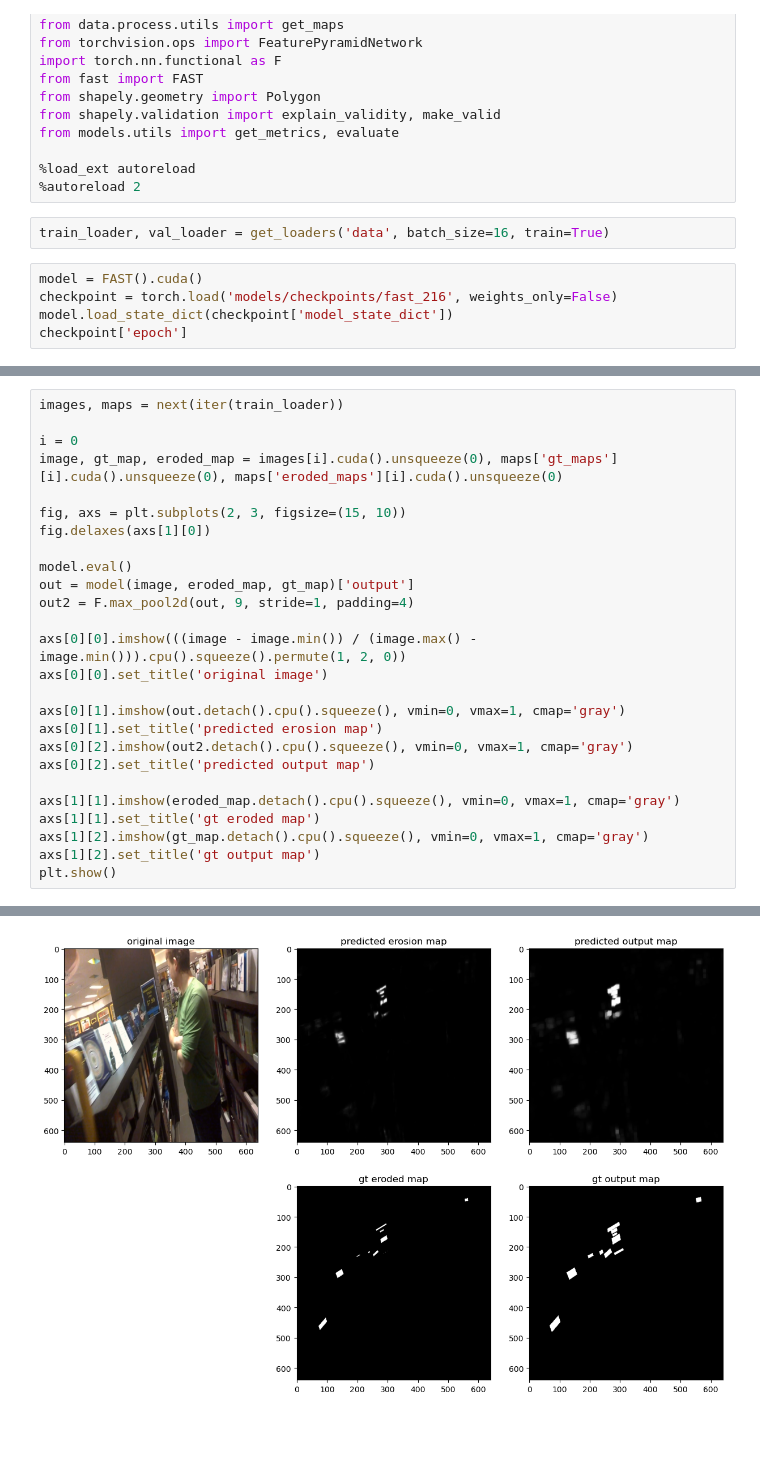
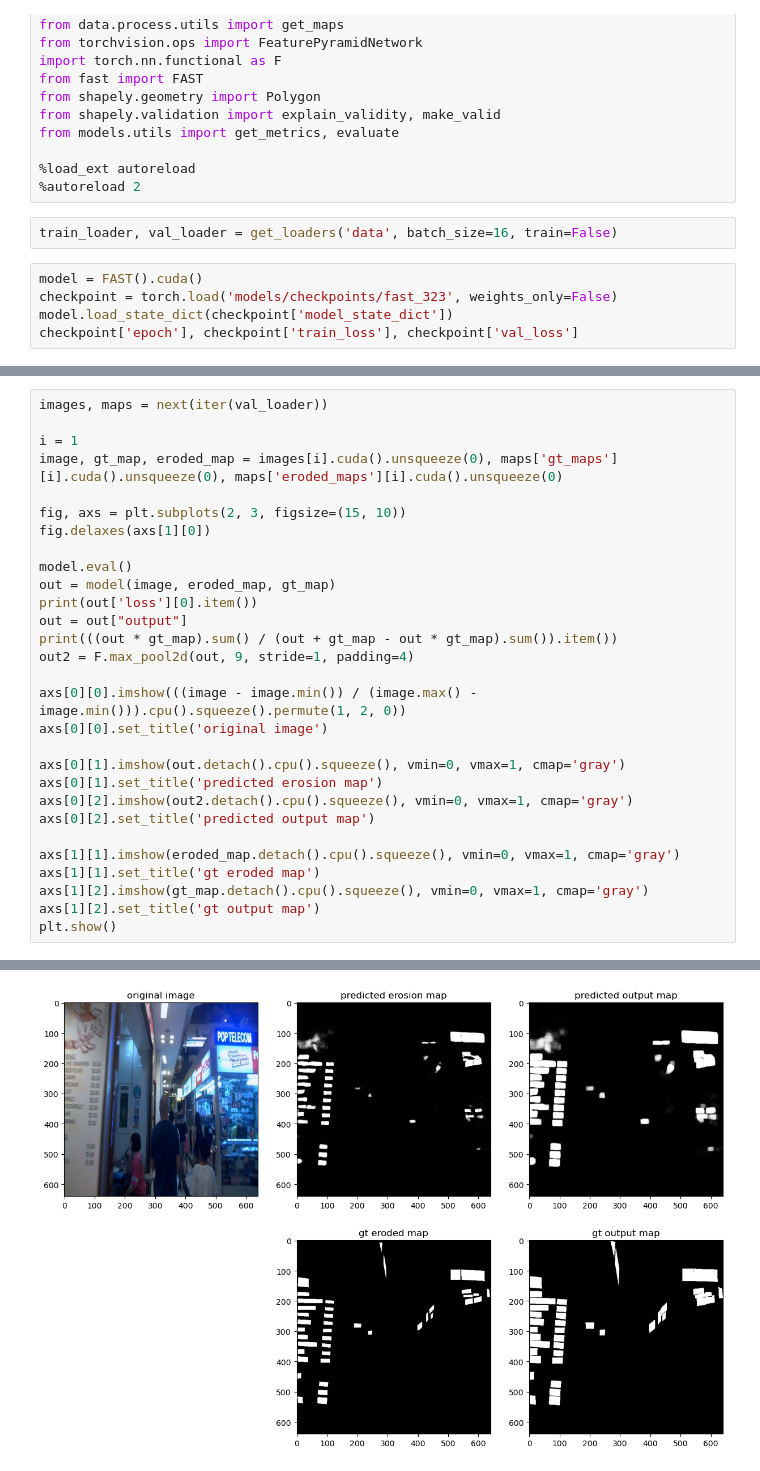
Before and after one commit to zachhendon/image-translator, a Jupyter notebook: text-detection/fast_viz.ipynb, the cells around one changed output, grey strips where cells are left out. Cells and saved outputs as stored; diff of their text form; blank space fills up the shorter version.

```diff
--- a/text-detection/fast_viz.ipynb
+++ b/text-detection/fast_viz.ipynb
@@ -25,10 +25,10 @@ from models.utils import get_metrics, evaluate
 %load_ext autoreload
 %autoreload 2
 # %%
-train_loader, val_loader = get_loaders('data', batch_size=16, train=True)
+train_loader, val_loader = get_loaders('data', batch_size=16, train=False)
 # %%
 model = FAST().cuda()
-checkpoint = torch.load('models/checkpoints/fast_216', weights_only=False)
+checkpoint = torch.load('models/checkpoints/fast_323', weights_only=False)
 model.load_state_dict(checkpoint['model_state_dict'])
-checkpoint['epoch']
+checkpoint['epoch'], checkpoint['train_loss'], checkpoint['val_loss']
 # %% [output]
@@ -36,14 +36,17 @@ checkpoint['epoch']
 # %%
-images, maps = next(iter(train_loader))
+images, maps = next(iter(val_loader))
 
-i = 0
+i = 1
 image, gt_map, eroded_map = images[i].cuda().unsqueeze(0), maps['gt_maps'][i].cuda().unsqueeze(0), maps['eroded_maps'][i].cuda().unsqueeze(0)
 
 fig, axs = plt.subplots(2, 3, figsize=(15, 10))
 fig.delaxes(axs[1][0])
 
 model.eval()
-out = model(image, eroded_map, gt_map)['output']
+out = model(image, eroded_map, gt_map)
+print(out['loss'][0].item())
+out = out["output"]
+print(((out * gt_map).sum() / (out + gt_map - out * gt_map).sum()).item())
 out2 = F.max_pool2d(out, 9, stride=1, padding=4)
 
 axs[0][0].imshow(((image - image.min()) / (image.max() - image.min())).cpu().squeeze().permute(1, 2, 0))
@@ -63,4 +68,4 @@ plt.show()
-[figure, old version]
+[figure, new version]
 # %%
 evaluate(model, val_loader)
 # %% [output]
```
Also changed, not shown: parts of 4 cells of this notebook, 4 other files.
